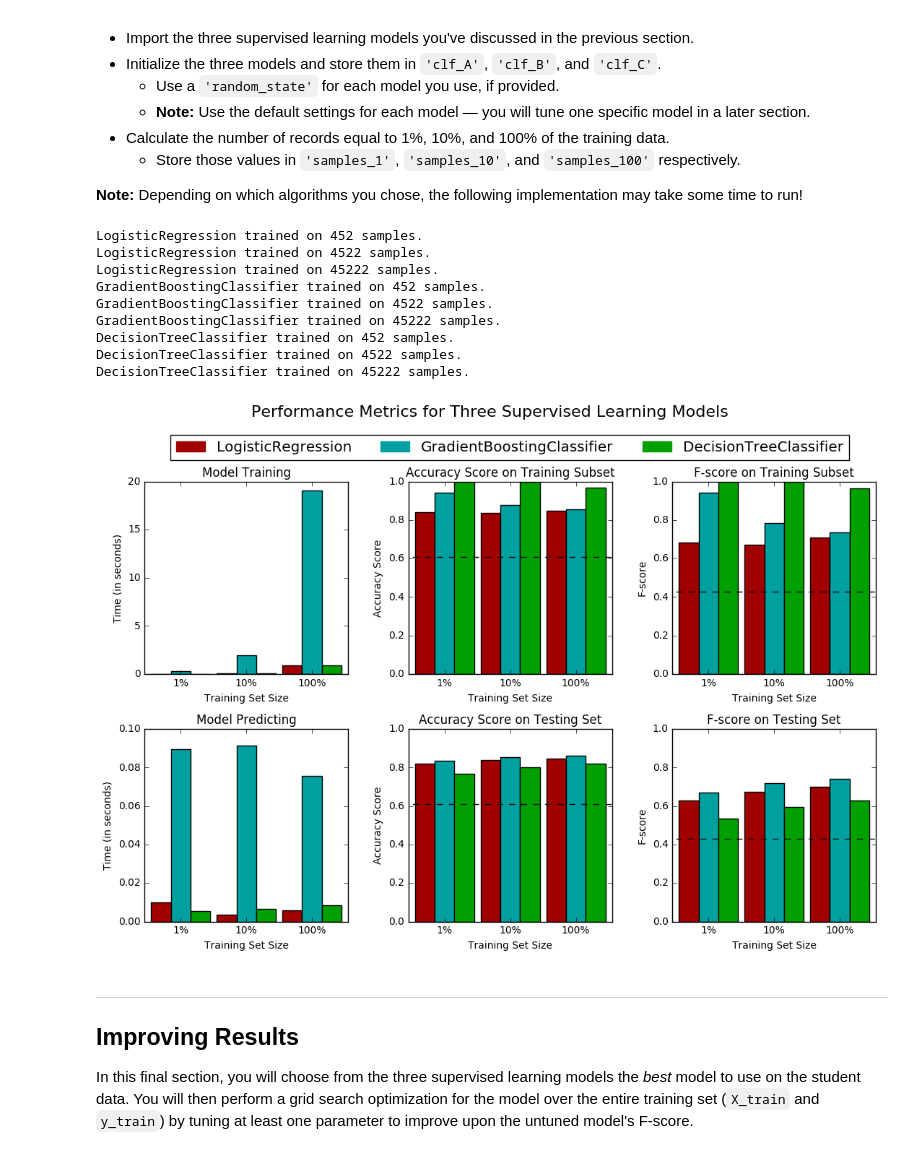
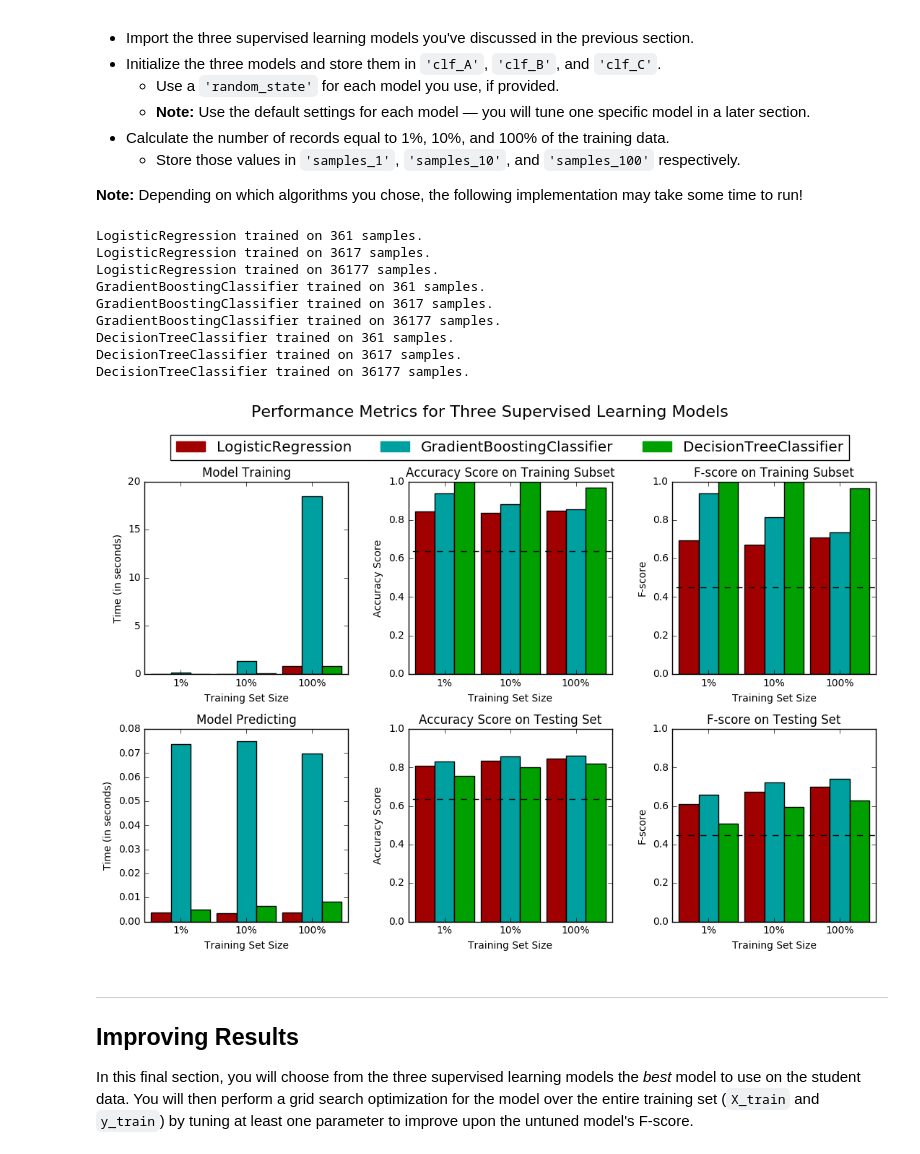
Before and after one commit to shubhamdotjain/finding_donor, a Jupyter notebook: finding_donors.ipynb, the cells around one changed output. Cells and saved outputs as stored; diff of their text form; code cells hidden in the pictures.

```diff
--- a/finding_donors.ipynb
+++ b/finding_donors.ipynb
@@ -262,20 +262,29 @@ Looking at the distribution of classes (those who make at most \$50,000, and tho
 # %%
 from sklearn.naive_bayes import GaussianNB
 clf = GaussianNB()
-clf.fit(X_train, y_train)
+clf.fit(features, income)
 
-pred = clf.predict(X_test)
+predicted = clf.predict(features)
 
 
+true_pos = sum(1 for p,g in zip(predicted, income) if p==1 and g==1)
+true_neg = sum(1 for p,g in zip(predicted, income) if p==0 and g==0)
+false_pos = sum(1 for p,g in zip(predicted, income) if p==1 and g==0)
+false_neg = sum(1 for p,g in zip(predicted, income) if p==0 and g==1)
+recall = true_pos / float(true_pos + false_neg)
+precision = true_pos / float(true_pos + false_pos)
+accuracy = (true_pos + true_neg) / float(len(income))
+fscore = (1+(0.5*0.5))*(precision*recall) / ((0.5*0.5*precision) + recall)
 
-from sklearn.metrics import fbeta_score,accuracy_score
-accuracy = accuracy_score(y_test,pred)
-print accuracy
+# from sklearn.metrics import fbeta_score,accuracy_score
+# accuracy1 = accuracy_score(income,pred)
+# print accuracy1
 
-# TODO: Calculate F-score using the formula above for beta = 0.5
+# # TODO: Calculate F-score using the formula above for beta = 0.5
 
-fscore = fbeta_score(y_test.ravel(),pred.ravel(),beta=0.5)
+# fscore1 = fbeta_score(income,pred,beta=0.5)
+# print fscore1
+# Print the results
 
-# Print the results
 print "Naive Predictor: [Accuracy score: {:.4f}, F-score: {:.4f}]".format(accuracy, fscore)
 # %% [output]
@@ -397,43 +420,43 @@ In the code cell, you will need to implement the following:
 # %%
 # TODO: Import the three supervised learning models from sklearn
 
 # TODO: Initialize the three models
 from sklearn.ensemble import GradientBoostingClassifier
 from sklearn.linear_model import LogisticRegression,SGDClassifier
 from sklearn.tree import DecisionTreeClassifier
 
 # TODO: Initialize the three models
 clf_A = LogisticRegression(random_state=42)
 clf_B = GradientBoostingClassifier(random_state=42)
 clf_C = DecisionTreeClassifier(random_state=42)
 
 # TODO: Calculate the number of samples for 1%, 10%, and 100% of the training data
-samples_1 = int(0.01*n_records)
-samples_10 = int(0.1*n_records)
-samples_100 = n_records
+samples_1 = int(0.01*len(X_train))
+samples_10 = int(0.1*len(X_train))
+samples_100 = len(X_train)
 
 # Collect results on the learners
 results = {}
 for clf in [clf_A, clf_B, clf_C]:
     clf_name = clf.__class__.__name__
     results[clf_name] = {}
     for i, samples in enumerate([samples_1, samples_10, samples_100]):
         results[clf_name][i] = \
         train_predict(clf, samples, X_train, y_train, X_test, y_test)
 
 # Run metrics visualization for the three supervised learning models chosen
 vs.evaluate(results, accuracy, fscore)
 # %% [output]
-LogisticRegression trained on 452 samples.
-LogisticRegression trained on 4522 samples.
-LogisticRegression trained on 45222 samples.
-GradientBoostingClassifier trained on 452 samples.
-GradientBoostingClassifier trained on 4522 samples.
-GradientBoostingClassifier trained on 45222 samples.
-DecisionTreeClassifier trained on 452 samples.
-DecisionTreeClassifier trained on 4522 samples.
-DecisionTreeClassifier trained on 45222 samples.
+LogisticRegression trained on 361 samples.
+LogisticRegression trained on 3617 samples.
+LogisticRegression trained on 36177 samples.
+GradientBoostingClassifier trained on 361 samples.
+GradientBoostingClassifier trained on 3617 samples.
+GradientBoostingClassifier trained on 36177 samples.
+DecisionTreeClassifier trained on 361 samples.
+DecisionTreeClassifier trained on 3617 samples.
+DecisionTreeClassifier trained on 36177 samples.
-[figure, old version]
+[figure, new version]
 # %% [markdown]
 ----
 ## Improving Results
```
Also changed, not shown: parts of 4 cells of this notebook, 1 other file.
